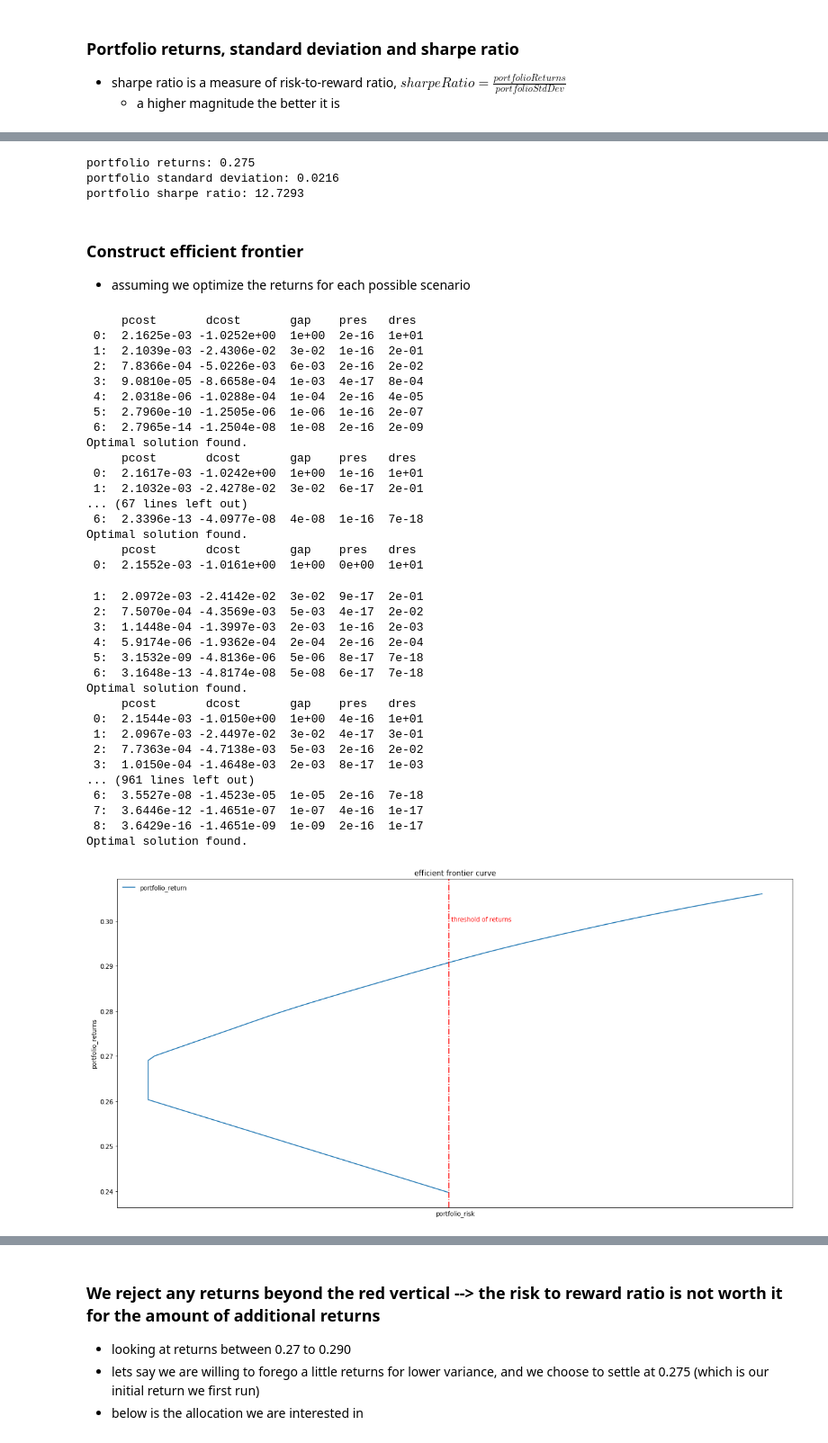
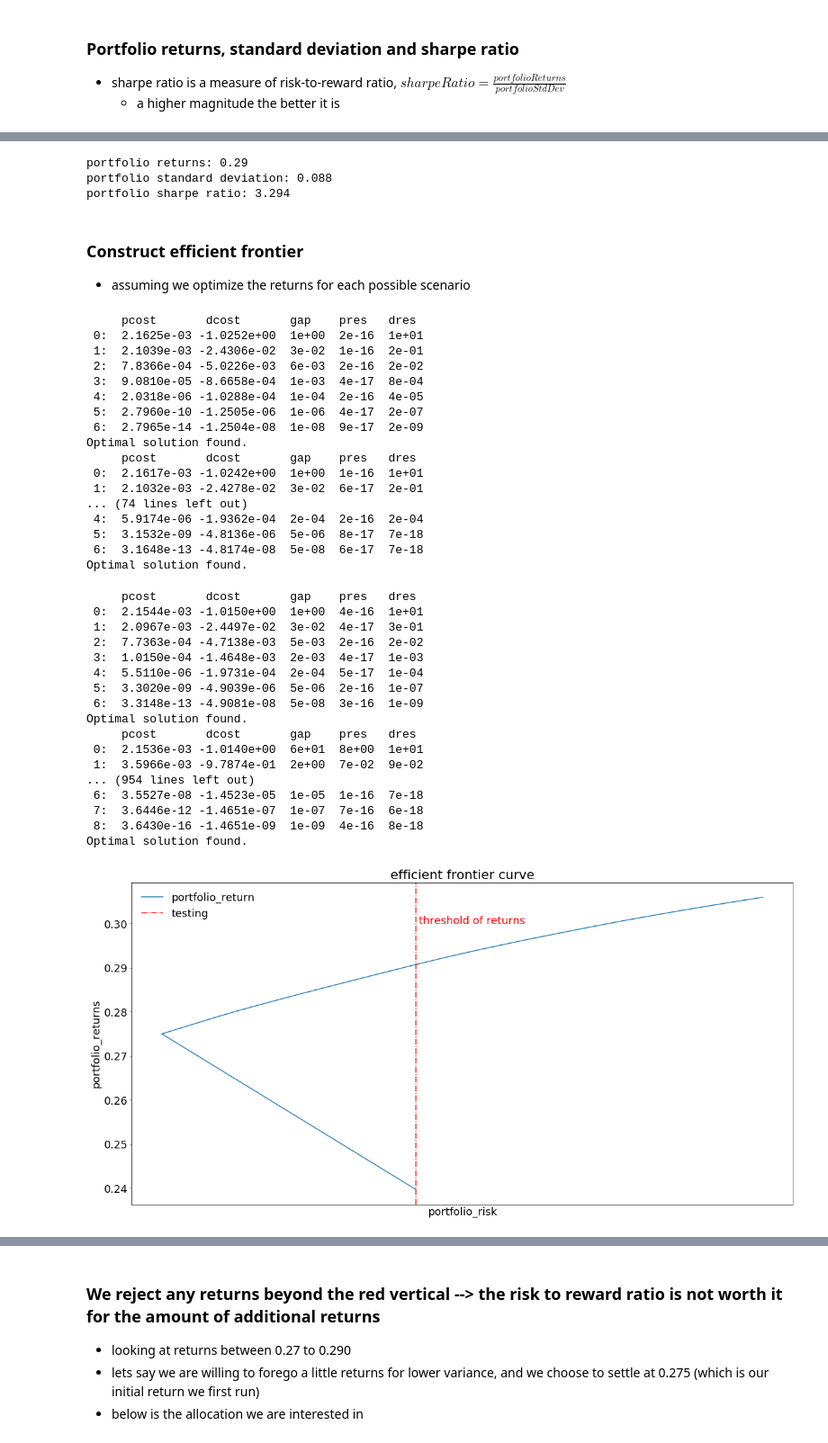
Before and after one commit to shumingpeh/spendoptimization, a Jupyter notebook: spend-optimization.ipynb, the cells around one changed output, grey strips where cells are left out. Shown at 90% size. Saved outputs shown, nothing was run; the diff lists cells and outputs as text; code cells hidden in the pictures.

```diff
--- a/spend-optimization.ipynb
+++ b/spend-optimization.ipynb
@@ -189,6 +193,6 @@ def optimize_portfolio(n, avg_ret, covs, r_min):
 - `r_min` is set at 15% higher than the default average of golden cluster
 - hopefully the variance will be lower than the average of the golden cluster
 # %%
-solution = optimize_portfolio(57, golden_cluster_return_matrix, golden_cluster_covariance_matrix, 0.275)
+solution = optimize_portfolio(57, golden_cluster_return_matrix, golden_cluster_covariance_matrix, 0.290)
 # %% [output]
      pcost       dcost       gap    pres   dres
@@ -243,9 +257,9 @@ print("portfolio returns: " + str(round(float(portfolio_returns),4)))
 print("portfolio standard deviation: " + str(round(float((portfolio_stdev)),4)))
 print("portfolio sharpe ratio: " + str(round(float((portfolio_sharpe_ratio)),4)))
 # %% [output]
-portfolio returns: 0.275
-portfolio standard deviation: 0.0216
-portfolio sharpe ratio: 12.7293
+portfolio returns: 0.29
+portfolio standard deviation: 0.088
+portfolio sharpe ratio: 3.294
 # %%
 portfolio_weights_sort_weight = (
     portfolio_weights
@@ -325,7 +339,7 @@ aggregate_efficient_frontier = (
     aggregate_efficient_frontier.append(efficient_frontier(0))
     .sort_values(['portfolio_return'])
     .pipe(lambda x:x.assign(reject_portfolio_allocation = np.where(x.portfolio_sharpe_ratio < 2.61547,1,0)))
-    .query("portfolio_return < 0.24 | portfolio_return >= 0.26")
+    .query("portfolio_return < 0.24 | portfolio_return >= 0.275")
 )
 # %% [output]
      pcost       dcost       gap    pres   dres
@@ -334,49 +348,52 @@ aggregate_efficient_frontier = (
  2:  7.8366e-04 -5.0226e-03  6e-03  2e-16  2e-02
  3:  9.0810e-05 -8.6658e-04  1e-03  4e-17  8e-04
  4:  2.0318e-06 -1.0288e-04  1e-04  2e-16  4e-05
- 5:  2.7960e-10 -1.2505e-06  1e-06  1e-16  2e-07
- 6:  2.7965e-14 -1.2504e-08  1e-08  2e-16  2e-09
+ 5:  2.7960e-10 -1.2505e-06  1e-06  4e-17  2e-07
+ 6:  2.7965e-14 -1.2504e-08  1e-08  9e-17  2e-09
 Optimal solution found.
      pcost       dcost       gap    pres   dres
  0:  2.1617e-03 -1.0242e+00  1e+00  1e-16  1e+01
  1:  2.1032e-03 -2.4278e-02  3e-02  6e-17  2e-01
-... (67 lines left out)
- 6:  2.3396e-13 -4.0977e-08  4e-08  1e-16  7e-18
+... (74 lines left out)
+ 4:  5.9174e-06 -1.9362e-04  2e-04  2e-16  2e-04
+ 5:  3.1532e-09 -4.8136e-06  5e-06  8e-17  7e-18
+ 6:  3.1648e-13 -4.8174e-08  5e-08  6e-17  7e-18
 Optimal solution found.
-     pcost       dcost       gap    pres   dres
- 0:  2.1552e-03 -1.0161e+00  1e+00  0e+00  1e+01
- 1:  2.0972e-03 -2.4142e-02  3e-02  9e-17  2e-01
- 2:  7.5070e-04 -4.3569e-03  5e-03  4e-17  2e-02
- 3:  1.1448e-04 -1.3997e-03  2e-03  1e-16  2e-03
- 4:  5.9174e-06 -1.9362e-04  2e-04  2e-16  2e-04
- 5:  3.1532e-09 -4.8136e-06  5e-06  8e-17  7e-18
- 6:  3.1648e-13 -4.8174e-08  5e-08  6e-17  7e-18
-Optimal solution found.
      pcost       dcost       gap    pres   dres
  0:  2.1544e-03 -1.0150e+00  1e+00  4e-16  1e+01
  1:  2.0967e-03 -2.4497e-02  3e-02  4e-17  3e-01
  2:  7.7363e-04 -4.7138e-03  5e-03  2e-16  2e-02
- 3:  1.0150e-04 -1.4648e-03  2e-03  8e-17  1e-03
-... (961 lines left out)
- 6:  3.5527e-08 -1.4523e-05  1e-05  2e-16  7e-18
- 7:  3.6446e-12 -1.4651e-07  1e-07  4e-16  1e-17
- 8:  3.6429e-16 -1.4651e-09  1e-09  2e-16  1e-17
+ 3:  1.0150e-04 -1.4648e-03  2e-03  4e-17  1e-03
+ 4:  5.5110e-06 -1.9731e-04  2e-04  5e-17  1e-04
+ 5:  3.3020e-09 -4.9039e-06  5e-06  2e-16  1e-07
+ 6:  3.3148e-13 -4.9081e-08  5e-08  3e-16  1e-09
 Optimal solution found.
+     pcost       dcost       gap    pres   dres
+ 0:  2.1536e-03 -1.0140e+00  6e+01  8e+00  1e+01
+ 1:  3.5966e-03 -9.7874e-01  2e+00  7e-02  9e-02
+... (954 lines left out)
+ 6:  3.5527e-08 -1.4523e-05  1e-05  1e-16  7e-18
+ 7:  3.6446e-12 -1.4651e-07  1e-07  7e-16  6e-18
+ 8:  3.6430e-16 -1.4651e-09  1e-09  4e-16  8e-18
+Optimal solution found.
 # %%
 plt.figure(figsize=(20,10))
+plt.rcParams.update({'font.size': 18})
 
 plt.plot(aggregate_efficient_frontier.portfolio_stdev,aggregate_efficient_frontier.portfolio_return)
 
-plt.legend(loc='upper left', frameon=False)
+
 plt.xlabel("portfolio_risk")
 plt.ylabel("portfolio_returns")
 plt.title("efficient frontier curve")
 
 # plt.yticks(np.linspace(0,45000,11,endpoint=True))
 plt.xticks([])
 plt.axvline(x=9.163231e-02, linestyle='-.', color='red',label='testing')
 plt.text(9.23238e-02, 0.30,'threshold of returns',color='red')
+plt.legend(loc='upper left', frameon=False)
+
 
 plt.show()
 # %% [output]
-[figure, old version]
+[figure, new version]
```
Also changed, not shown: parts of 6 cells of this notebook, 5 other files.
